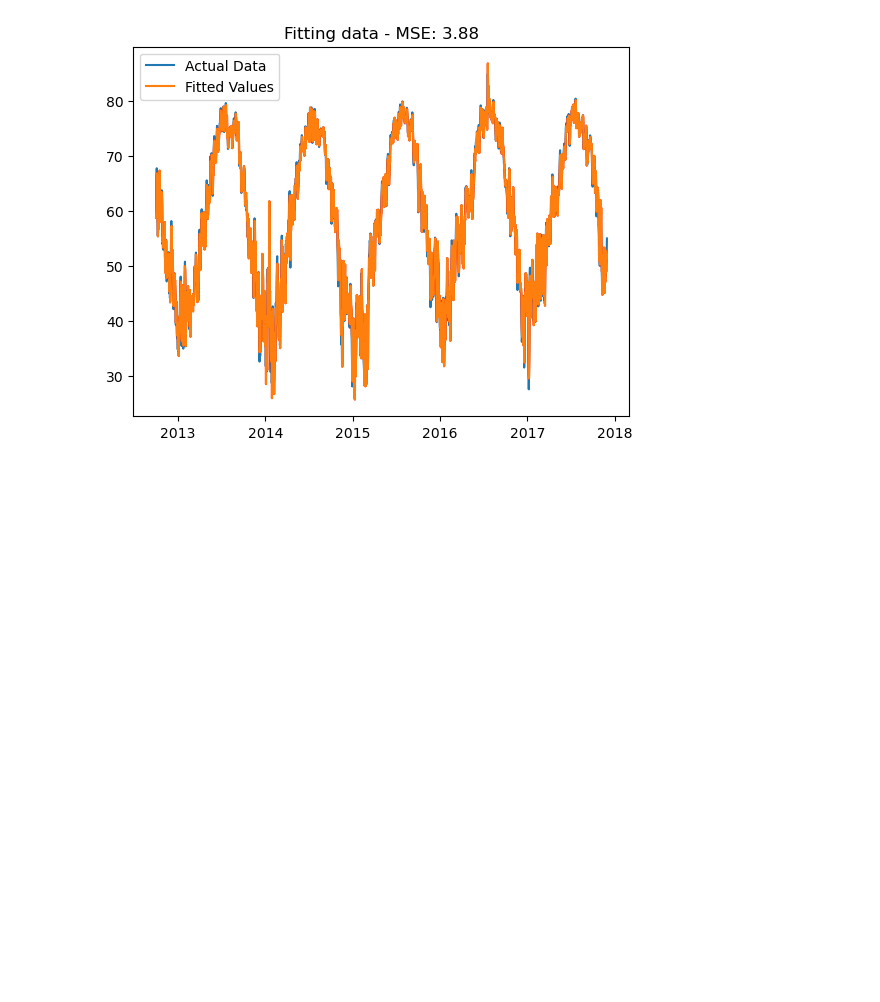
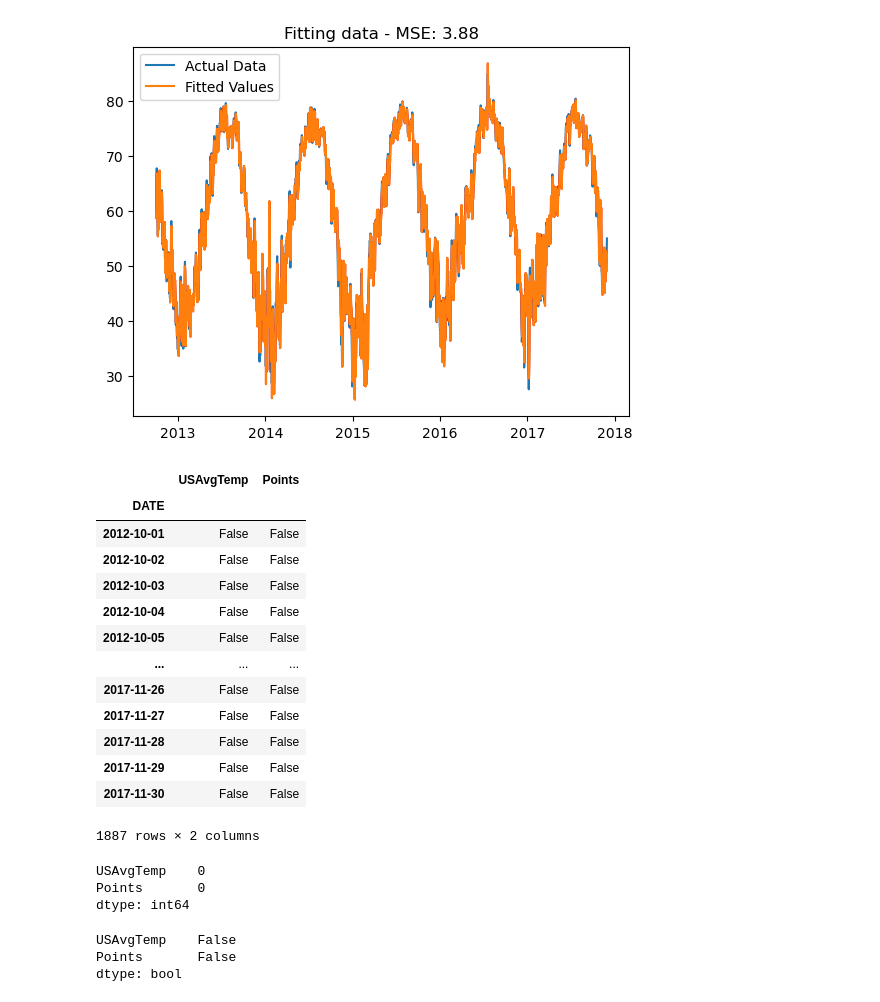
Before and after one commit to rickrekkem/WeatherForecasters, a Jupyter notebook: cap-final-project.ipynb, the cells around one changed output. Saved outputs shown, nothing was run; the diff lists cells and outputs as text; code cells hidden in the pictures; blank space fills up the shorter version.

```diff
--- a/cap-final-project.ipynb
+++ b/cap-final-project.ipynb
@@ -378,3 +440,32 @@ else:
 Best ARIMA Order: (2, 0, 3)
 Best MSE: 3.880363672134126
 [figure]
+# %%
+davg_df.isnull()
+# %% [output]
+|  | USAvgTemp | Points |
+| DATE |  |  |
+| 2012-10-01 | False | False |
+| 2012-10-02 | False | False |
+| 2012-10-03 | False | False |
+| 2012-10-04 | False | False |
+| 2012-10-05 | False | False |
+| ... | ... | ... |
+| 2017-11-26 | False | False |
+| 2017-11-27 | False | False |
+| 2017-11-28 | False | False |
+| 2017-11-29 | False | False |
+| 2017-11-30 | False | False |
+1887 rows × 2 columns
+# %%
+davg_df.isnull().sum()
+# %% [output]
+USAvgTemp    0
+Points       0
+dtype: int64
+# %%
+davg_df.isnull().any(axis=0)
+# %% [output]
+USAvgTemp    False
+Points       False
+dtype: bool
```
Also changed, not shown: parts of 11 cells of this notebook.
